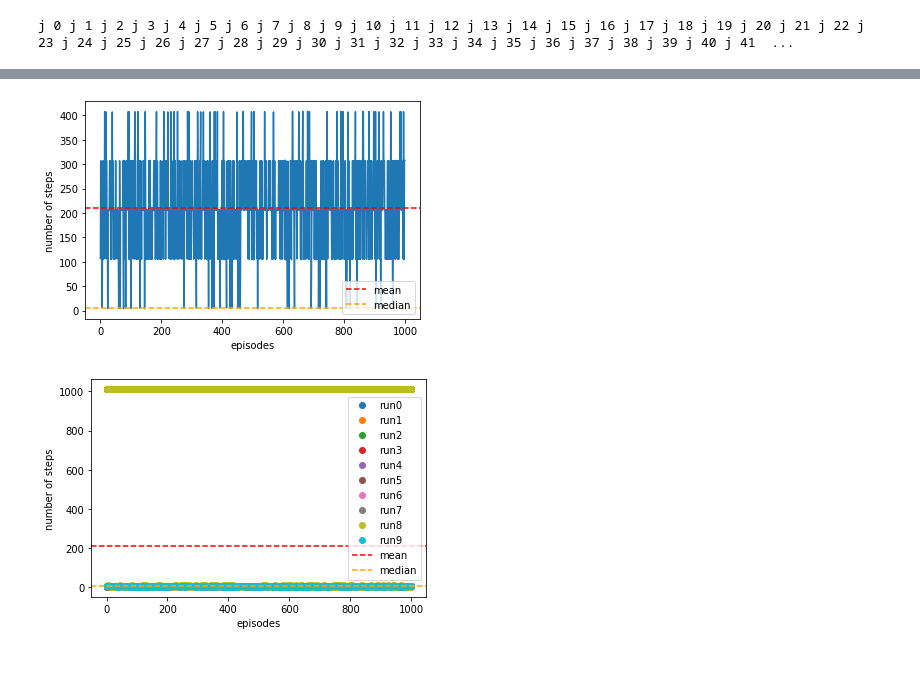
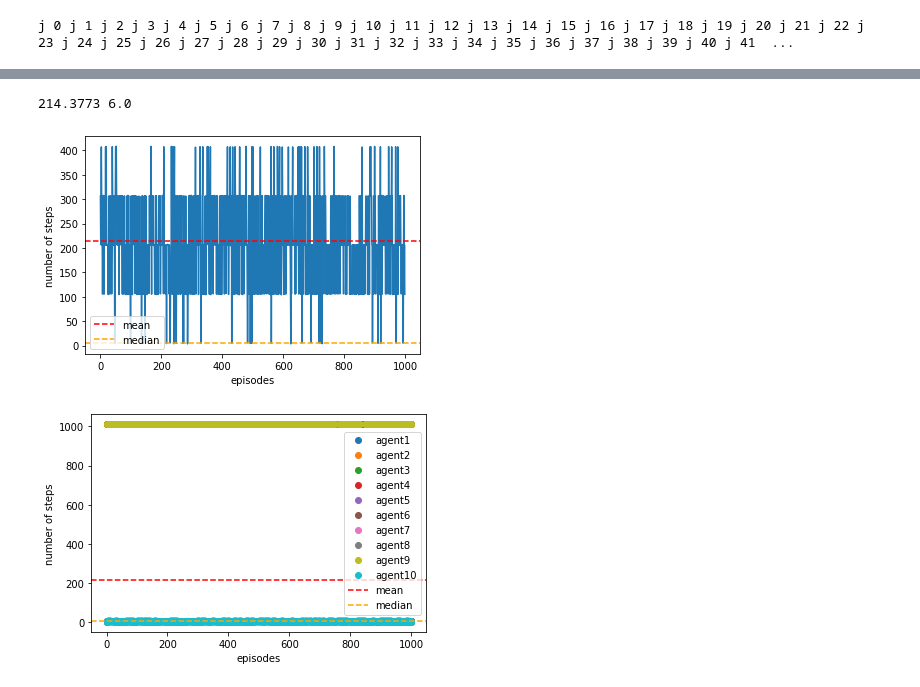
Before and after one commit to FMZennaro/CTF-SQL, a Jupyter notebook: Simulation2_1 - Analysis.ipynb, the cells around one changed output, grey strips where cells are left out. Cells and saved outputs as stored; diff of their text form; code cells hidden in the pictures.

```diff
--- a/Simulation2_1 - Analysis.ipynb
+++ b/Simulation2_1 - Analysis.ipynb
@@ -121,24 +124,26 @@ plt.xlabel('episodes')
 plt.ylabel('number of steps')
 plt.axhline(np.mean(num_steps),c='red',ls='--',label='mean')
 plt.axhline(np.median(num_steps),c='orange',ls='--',label='median')
+print(np.mean(num_steps), np.median(num_steps))
 plt.legend()
 num_steps = np.array(num_steps)
 plt.savefig("figures/sim2_1_test1.png")
 # %% [output]
+214.3773 6.0
-[figure, old version]
+[figure, new version]
 # %%
 #plt.errorbar(range(n_episodes_test),np.mean(num_steps,axis=0),yerr=np.std(num_steps,axis=0))
 for i in range(n_simulations):
-    plt.plot(range(n_episodes_test*10),num_steps[i,:], "o", label = "run"+str(i))
+    plt.plot(range(n_episodes_test*10),num_steps[i,:], "o", label = "agent"+str(i+1))
 plt.xlabel('episodes')
 plt.ylabel('number of steps')
 plt.axhline(np.mean(num_steps),c='red',ls='--',label='mean')
 plt.axhline(np.median(num_steps),c='orange',ls='--',label='median')
 plt.legend()
 num_steps = np.array(num_steps)
 plt.savefig("figures/sim2_1_test2.png")
 # %% [output]
-[figure, old version]
+[figure, new version]
 # %%
 #plt.errorbar(range(n_episodes_test),np.mean(num_steps,axis=0),yerr=np.std(num_steps,axis=0))
 plt.plot(range(n_episodes_test*10),np.median(num_steps,axis=0))
```
Also changed, not shown: parts of 9 cells of this notebook, 11 other files.
